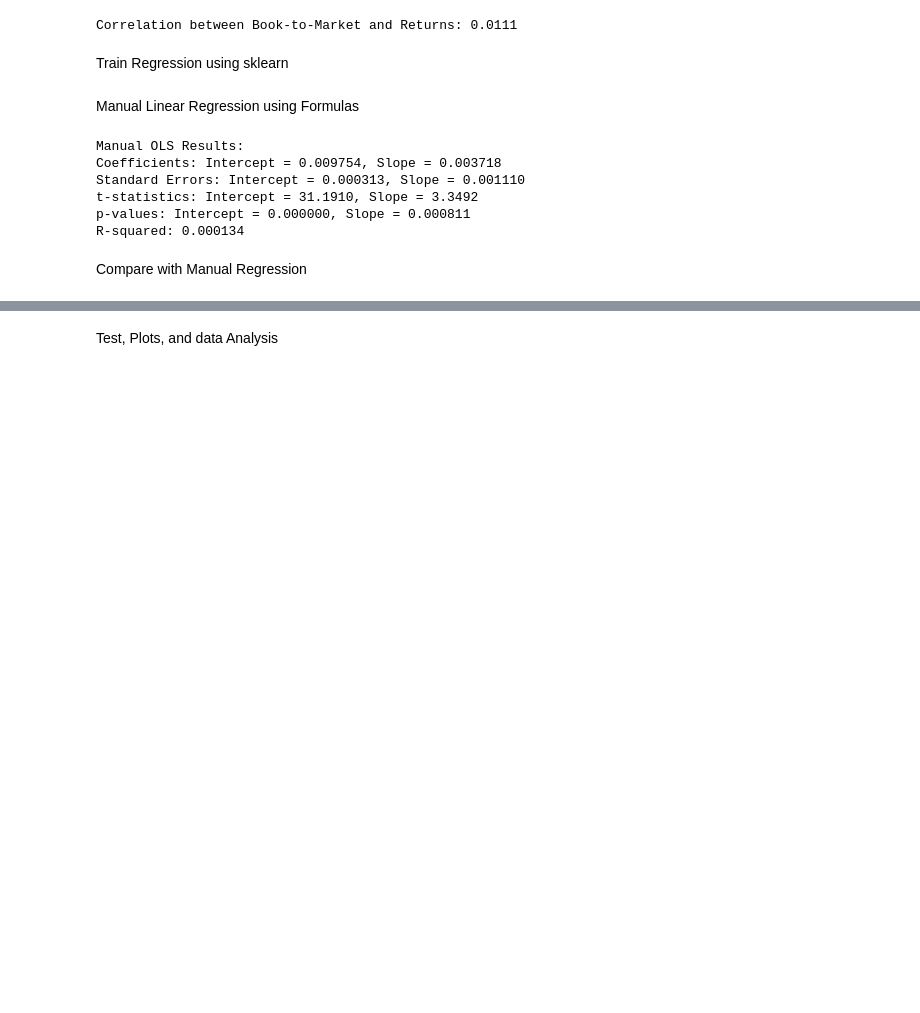
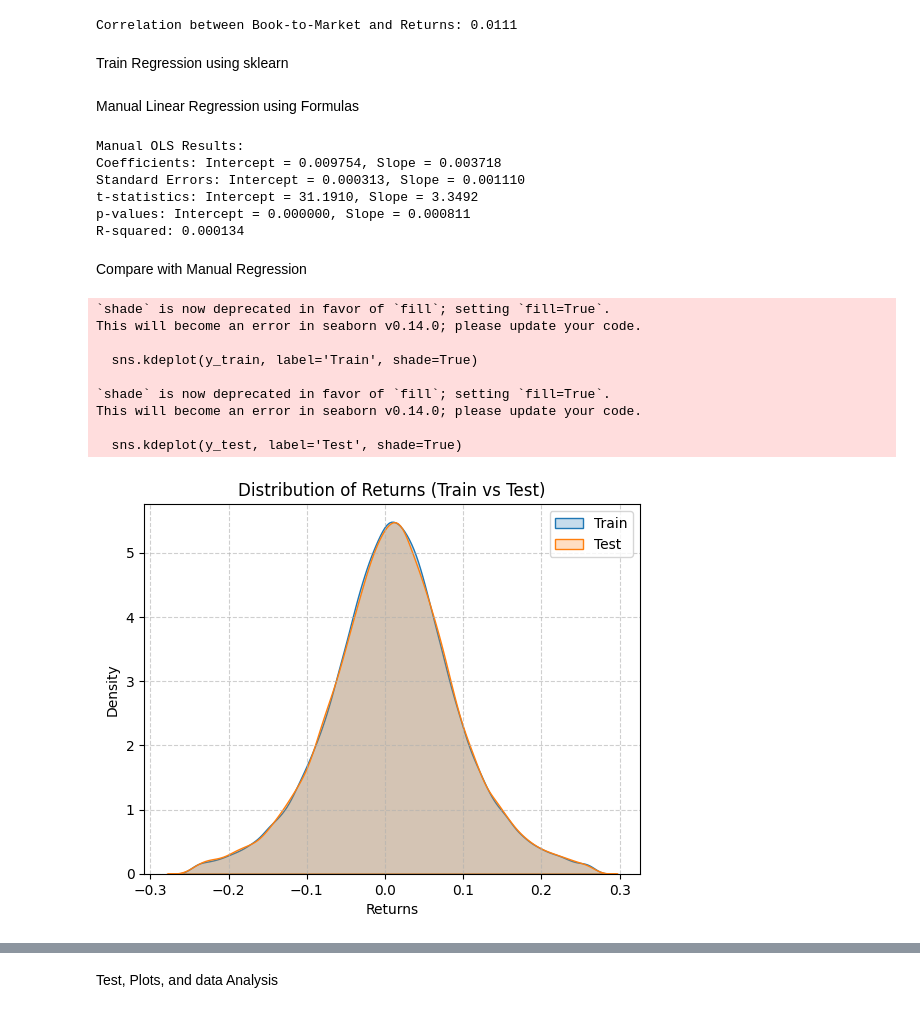
Before and after one commit to Loris-EPFL/MLFIN_tests, a Jupyter notebook: part2_notebook.ipynb, the cells around one changed output, grey strips where cells are left out. Drawn from its saved outputs; the diff is of its cells as text; code cells hidden in the pictures; blank space fills up the shorter version.

```diff
--- a/part2_notebook.ipynb
+++ b/part2_notebook.ipynb
@@ -244,6 +244,28 @@ p-values: Intercept = 0.000000, Slope = 0.000811
 R-squared: 0.000134
 # %% [markdown]
 Compare with Manual Regression
+# %%
+import seaborn as sns
+import matplotlib.pyplot as plt
+
+sns.kdeplot(y_train, label='Train', shade=True)
+sns.kdeplot(y_test, label='Test', shade=True)
+plt.title('Distribution of Returns (Train vs Test)')
+plt.xlabel('Returns')
+plt.legend()
+plt.grid(True, linestyle='--', alpha=0.6)
+plt.show()
+# %% [output]
+`shade` is now deprecated in favor of `fill`; setting `fill=True`.
+This will become an error in seaborn v0.14.0; please update your code.
+
+  sns.kdeplot(y_train, label='Train', shade=True)
+
+`shade` is now deprecated in favor of `fill`; setting `fill=True`.
+This will become an error in seaborn v0.14.0; please update your code.
+
+  sns.kdeplot(y_test, label='Test', shade=True)
+[figure, added]
 # %%
 
 # Compare with sklearn results
```
Also changed, not shown: parts of 3 cells of this notebook.
